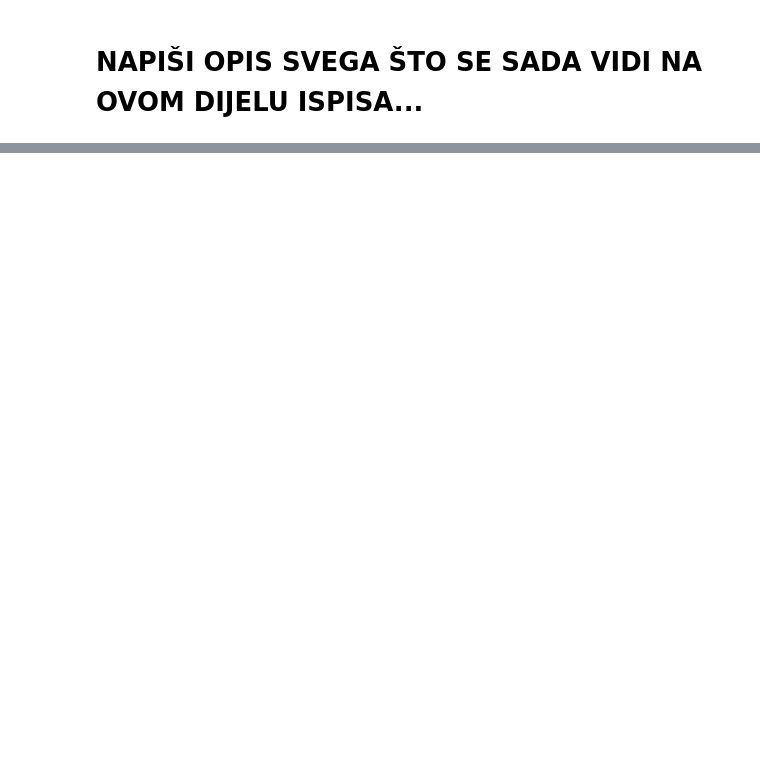
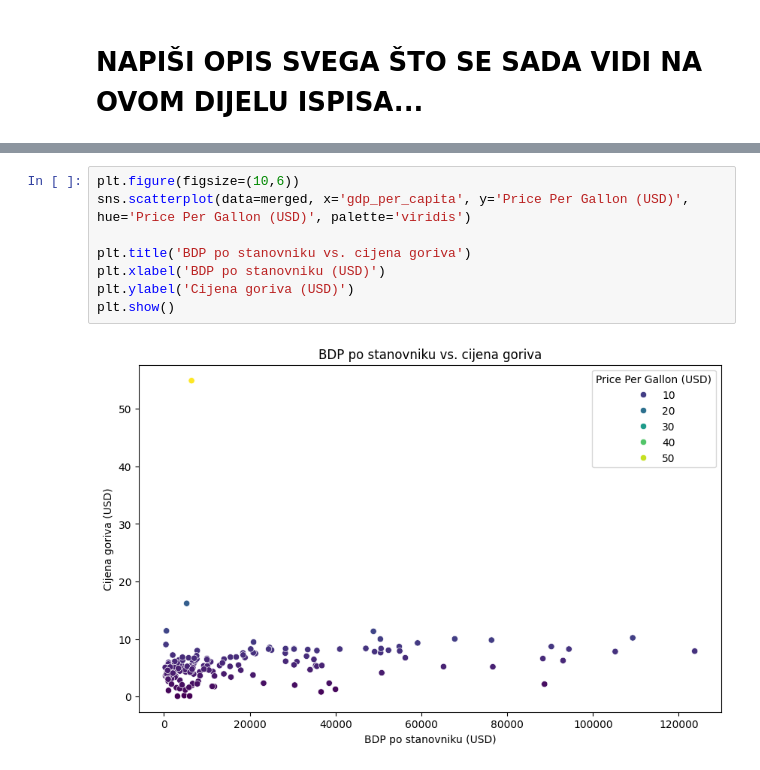
Before and after one commit to inizek23/Projekt-PzAP, a Jupyter notebook: PROJEKT_PzAP_Nizek.ipynb, the cells around one changed output, grey strips where cells are left out. Drawn from its saved outputs; the diff is of its cells as text; blank space fills up the shorter version.

```diff
--- a/PROJEKT_PzAP_Nizek.ipynb
+++ b/PROJEKT_PzAP_Nizek.ipynb
@@ -224,0 +261,10 @@ None
+# %%
+plt.figure(figsize=(10,6))
+sns.scatterplot(data=merged, x='gdp_per_capita', y='Price Per Gallon (USD)', hue='Price Per Gallon (USD)', palette='viridis')
+
+plt.title('BDP po stanovniku vs. cijena goriva')
+plt.xlabel('BDP po stanovniku (USD)')
+plt.ylabel('Cijena goriva (USD)')
+plt.show()
+# %% [output]
+[figure, added]
```
Also changed, not shown: parts of 13 cells of this notebook.
